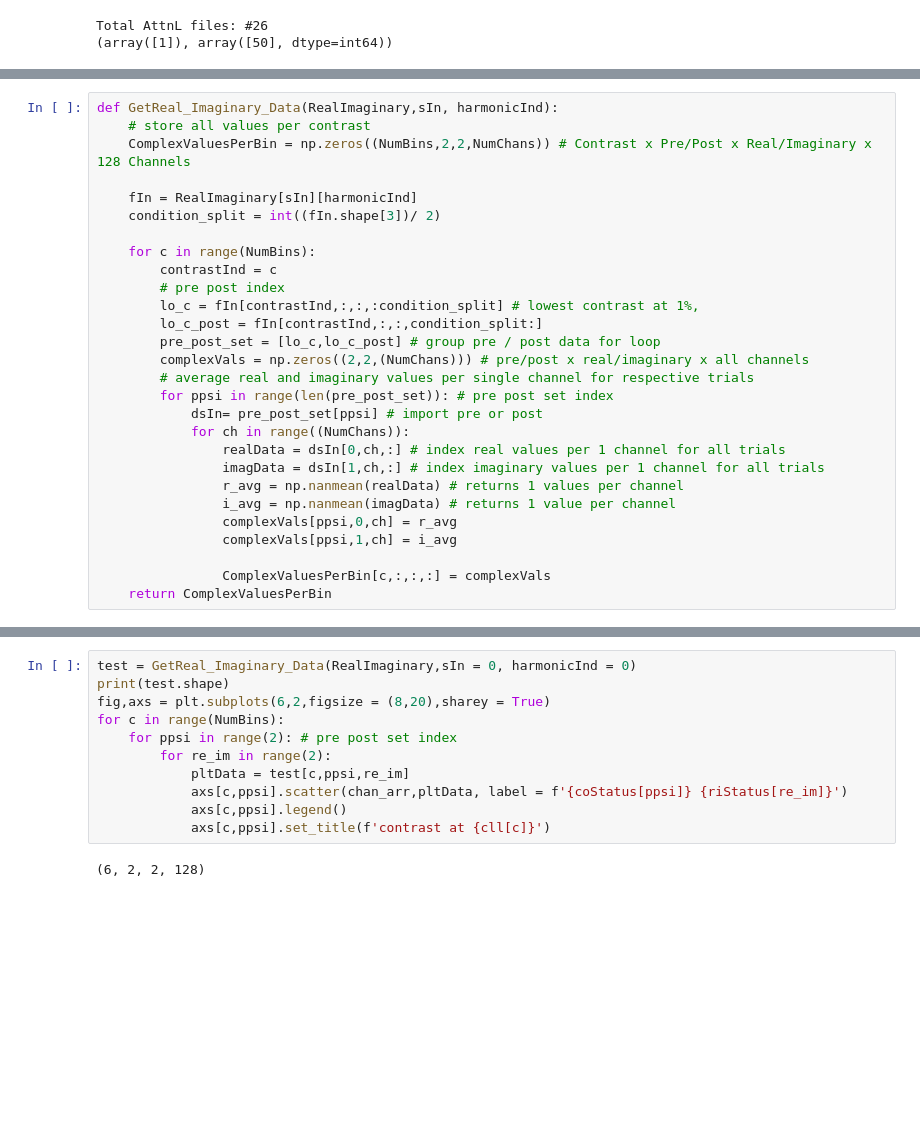
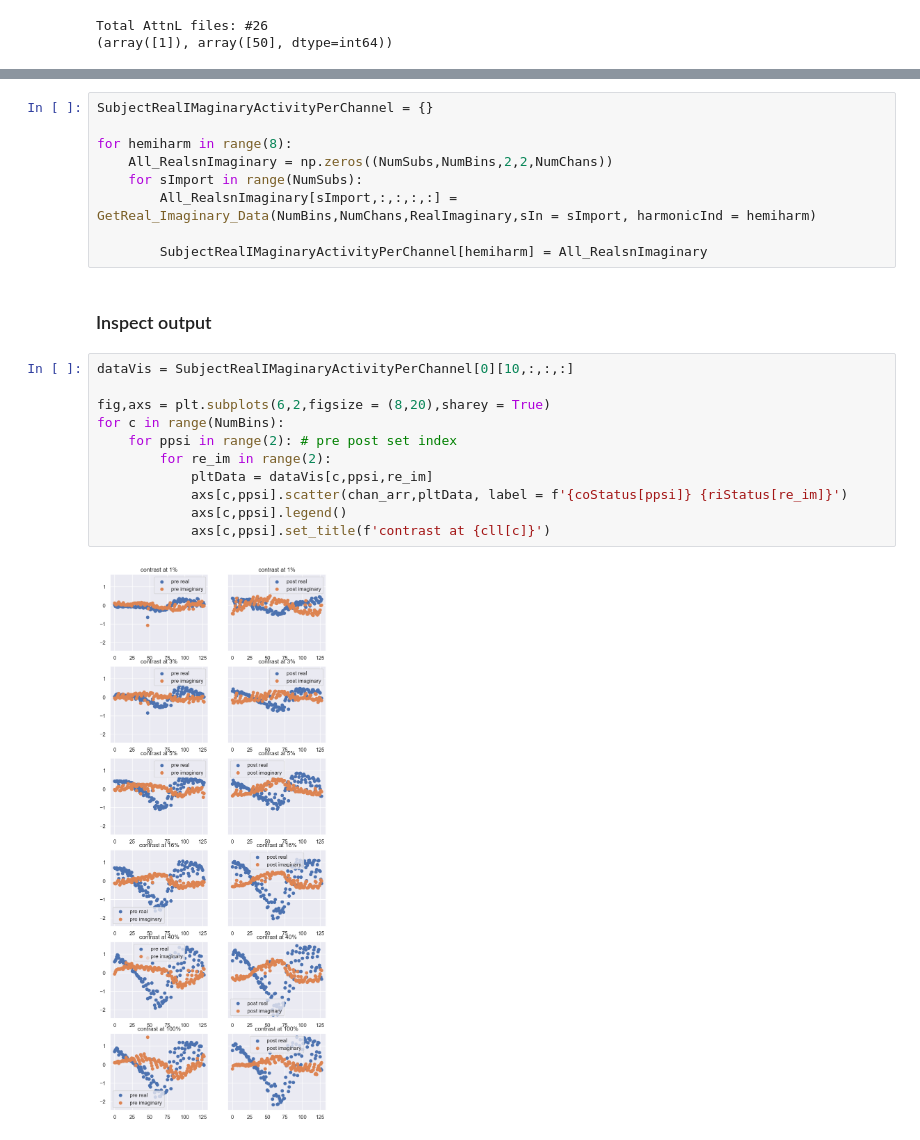
Before and after one commit to PatriciaNL/LTP_analysis, a Jupyter notebook: PythonScripts/ProcessingPipeline/ssrp_ImportProcessedData.ipynb, the cells around one changed output, grey strips where cells are left out. Saved outputs shown, nothing was run; the diff lists cells and outputs as text; blank space fills up the shorter version.

```diff
--- a/PythonScripts/ProcessingPipeline/ssrp_ImportProcessedData.ipynb
+++ b/PythonScripts/ProcessingPipeline/ssrp_ImportProcessedData.ipynb
@@ -124,28 +131,0 @@ dict_keys([0, 1, 2, 3, 4, 5, 6, 7])
-# %%
-def GetReal_Imaginary_Data(RealImaginary,sIn, harmonicInd):
-    # store all values per contrast
-    ComplexValuesPerBin = np.zeros((NumBins,2,2,NumChans)) # Contrast x Pre/Post x Real/Imaginary x 128 Channels
-
-    fIn = RealImaginary[sIn][harmonicInd]
-    condition_split = int((fIn.shape[3])/ 2)
-
-    for c in range(NumBins):
-        contrastInd = c
-        # pre post index
-        lo_c = fIn[contrastInd,:,:,:condition_split] # lowest contrast at 1%,
-        lo_c_post = fIn[contrastInd,:,:,condition_split:]
-        pre_post_set = [lo_c,lo_c_post] # group pre / post data for loop
-        complexVals = np.zeros((2,2,(NumChans))) # pre/post x real/imaginary x all channels
-        # average real and imaginary values per single channel for respective trials
-        for ppsi in range(len(pre_post_set)): # pre post set index
-            dsIn= pre_post_set[ppsi] # import pre or post
-            for ch in range((NumChans)):
-                realData = dsIn[0,ch,:] # index real values per 1 channel for all trials
-                imagData = dsIn[1,ch,:] # index imaginary values per 1 channel for all trials
-                r_avg = np.nanmean(realData) # returns 1 values per channel
-                i_avg = np.nanmean(imagData) # returns 1 value per channel
-                complexVals[ppsi,0,ch] = r_avg
-                complexVals[ppsi,1,ch] = i_avg
-
-                ComplexValuesPerBin[c,:,:,:] = complexVals
-    return ComplexValuesPerBin
@@ -152,13 +139,24 @@ def GetReal_Imaginary_Data(RealImaginary,sIn, harmonicInd):
+# %%
+SubjectRealIMaginaryActivityPerChannel = {}
+
+for hemiharm in range(8):
+    All_RealsnImaginary = np.zeros((NumSubs,NumBins,2,2,NumChans))
+    for sImport in range(NumSubs):
+        All_RealsnImaginary[sImport,:,:,:,:] = GetReal_Imaginary_Data(NumBins,NumChans,RealImaginary,sIn = sImport, harmonicInd = hemiharm)
+
+        SubjectRealIMaginaryActivityPerChannel[hemiharm] = All_RealsnImaginary
+# %% [markdown]
+### Inspect output
 # %%
-test = GetReal_Imaginary_Data(RealImaginary,sIn = 0, harmonicInd = 0)
-print(test.shape)
+dataVis = SubjectRealIMaginaryActivityPerChannel[0][10,:,:,:]
+
 fig,axs = plt.subplots(6,2,figsize = (8,20),sharey = True)
 for c in range(NumBins):
     for ppsi in range(2): # pre post set index
         for re_im in range(2):
-            pltData = test[c,ppsi,re_im]
+            pltData = dataVis[c,ppsi,re_im]
             axs[c,ppsi].scatter(chan_arr,pltData, label = f'{coStatus[ppsi]} {riStatus[re_im]}')
             axs[c,ppsi].legend()
             axs[c,ppsi].set_title(f'contrast at {cll[c]}')
 # %% [output]
-(6, 2, 2, 128)
+[figure, added]
```
Also changed, not shown: parts of 29 cells of this notebook, 2 other files.
